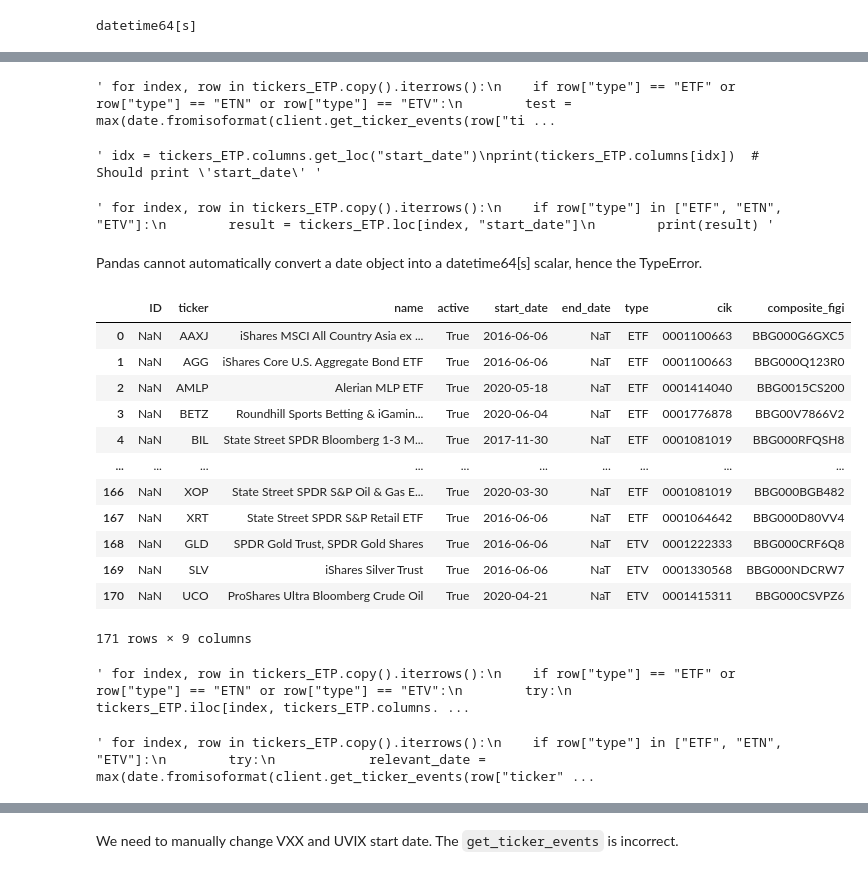
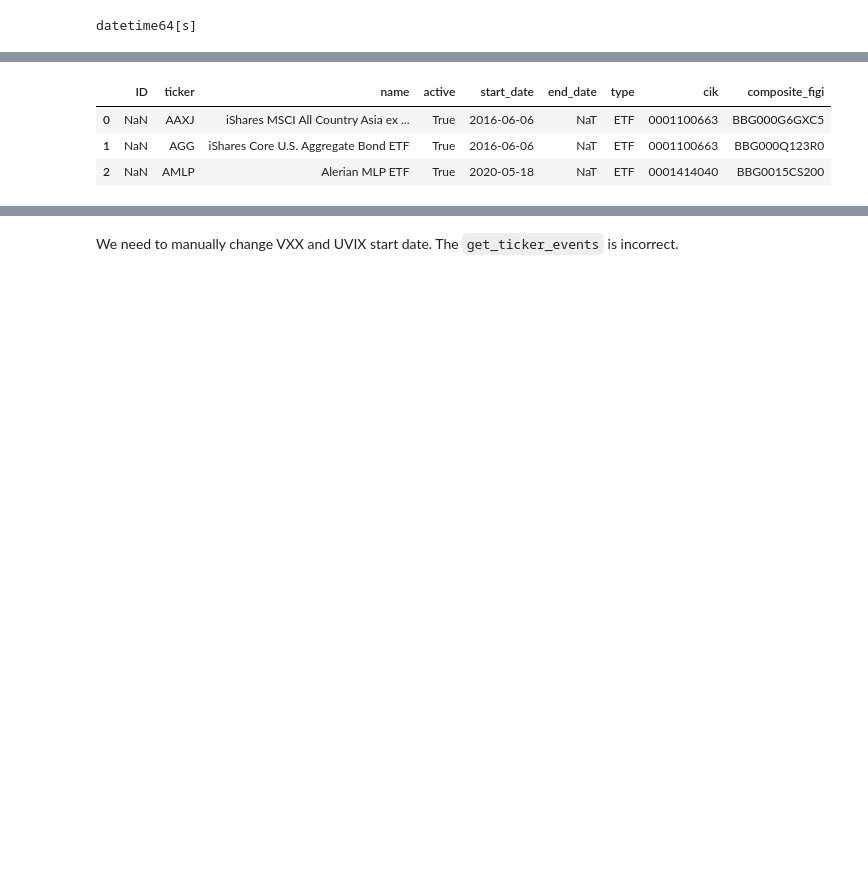
Before and after one commit to sharmad/data_clean, a Jupyter notebook: dev_prod/04_ETPs.ipynb, the cells around one changed output, grey strips where cells are left out. Saved outputs shown, nothing was run; the diff lists cells and outputs as text; code cells hidden in the pictures; blank space fills up the shorter version.

```diff
--- a/dev_prod/04_ETPs.ipynb
+++ b/dev_prod/04_ETPs.ipynb
@@ -404,27 +398,3 @@ datetime64[s]
-# %%
-""" for index, row in tickers_ETP.copy().iterrows():
-    if row["type"] == "ETF" or row["type"] == "ETN" or row["type"] == "ETV":
-        test = max(date.fromisoformat(client.get_ticker_events(row["ticker"]).events[-1]['date']), START_DATE)
-        print(test)
-        print(type(test))
-        tickers_ETP.loc[index, 'start_date'] = pd.Timestamp(test)
- """
-# %% [output]
-' for index, row in tickers_ETP.copy().iterrows():\n    if row["type"] == "ETF" or row["type"] == "ETN" or row["type"] == "ETV":\n        test = max(date.fromisoformat(client.get_ticker_events(row["ti ...
-# %%
-""" idx = tickers_ETP.columns.get_loc("start_date")
-print(tickers_ETP.columns[idx])  # Should print 'start_date' """
-# %% [output]
-' idx = tickers_ETP.columns.get_loc("start_date")\nprint(tickers_ETP.columns[idx])  # Should print \'start_date\' '
-# %%
-""" for index, row in tickers_ETP.copy().iterrows():
-    if row["type"] in ["ETF", "ETN", "ETV"]:
-        result = tickers_ETP.loc[index, "start_date"]
-        print(result) """
-# %% [output]
-' for index, row in tickers_ETP.copy().iterrows():\n    if row["type"] in ["ETF", "ETN", "ETV"]:\n        result = tickers_ETP.loc[index, "start_date"]\n        print(result) '
-# %% [markdown]
-Pandas cannot automatically convert a date object into a datetime64[s] scalar, hence the TypeError.
 # %%
 # Ensure start_date column can hold Python date objects
 tickers_ETP['start_date'] = tickers_ETP['start_date'].astype(object)
@@ -446,55 +416,12 @@ for index, row in tickers_ETP.copy().iterrows():
             print(row["start_date"])
             print(repr(e))
 # %%
-tickers_ETP
+tickers_ETP.head(3)
 # %% [output]
 |  | ID | ticker | name | active | start_date | end_date | type | cik | composite_figi |
 | 0 | NaN | AAXJ | iShares MSCI All Country Asia ex ... | True | 2016-06-06 | NaT | ETF | 0001100663 | BBG000G6GXC5 |
 | 1 | NaN | AGG | iShares Core U.S. Aggregate Bond ETF | True | 2016-06-06 | NaT | ETF | 0001100663 | BBG000Q123R0 |
 | 2 | NaN | AMLP | Alerian MLP ETF | True | 2020-05-18 | NaT | ETF | 0001414040 | BBG0015CS200 |
-| 3 | NaN | BETZ | Roundhill Sports Betting & iGamin... | True | 2020-06-04 | NaT | ETF | 0001776878 | BBG00V7866V2 |
-| 4 | NaN | BIL | State Street SPDR Bloomberg 1-3 M... | True | 2017-11-30 | NaT | ETF | 0001081019 | BBG000RFQSH8 |
-| ... | ... | ... | ... | ... | ... | ... | ... | ... | ... |
-| 166 | NaN | XOP | State Street SPDR S&P Oil & Gas E... | True | 2020-03-30 | NaT | ETF | 0001081019 | BBG000BGB482 |
-| 167 | NaN | XRT | State Street SPDR S&P Retail ETF | True | 2016-06-06 | NaT | ETF | 0001064642 | BBG000D80VV4 |
-| 168 | NaN | GLD | SPDR Gold Trust, SPDR Gold Shares | True | 2016-06-06 | NaT | ETV | 0001222333 | BBG000CRF6Q8 |
-| 169 | NaN | SLV | iShares Silver Trust | True | 2016-06-06 | NaT | ETV | 0001330568 | BBG000NDCRW7 |
-| 170 | NaN | UCO | ProShares Ultra Bloomberg Crude Oil | True | 2020-04-21 | NaT | ETV | 0001415311 | BBG000CSVPZ6 |
-171 rows × 9 columns
-# %%
-""" for index, row in tickers_ETP.copy().iterrows():
-    if row["type"] == "ETF" or row["type"] == "ETN" or row["type"] == "ETV":
-        try:
-            tickers_ETP.iloc[index, tickers_ETP.columns.get_loc("start_date")] = max(date.fromisoformat(client.get_ticker_events(row["ticker"]).events[-1]['date']), START_DATE)
-            print(row["start_date"])
-        except Exception as e:
-            # tickers_ETP.iloc[index, tickers_ETP.columns.get_loc("start_date")] = START_DATE
-            print(row["ticker"])
-            print(row["start_date"])
-            print(repr(e))
- """
-
-# Set remaining columns
-# tickers_ETP["end_date"].fillna(END_DATE, inplace=True)
-# tickers_ETP["ID"] = tickers_ETP["ticker"] + '-' + tickers_ETP["start_date"].astype(str)
-# %% [output]
-' for index, row in tickers_ETP.copy().iterrows():\n    if row["type"] == "ETF" or row["type"] == "ETN" or row["type"] == "ETV":\n        try:\n            tickers_ETP.iloc[index, tickers_ETP.columns. ...
-# %%
-""" for index, row in tickers_ETP.copy().iterrows():
-    if row["type"] in ["ETF", "ETN", "ETV"]:
-        try:
-            relevant_date = max(date.fromisoformat(client.get_ticker_events(row["ticker"]).events[-1]['date']), START_DATE)
-            # tickers_ETP.loc[index, "start_date"] = pd.Timestamp(relevant_date)
-            tickers_ETP.loc[index, "start_date"] = pd.Timestamp(relevant_date)
-            # tickers_ETP.loc[index, "start_date"] = pd.to_datetime(relevant_date).dt.date
-            # tickers_ETP['start_date'] = pd.to_datetime(tickers_ETP['start_date']).dt.date
-            print(row["start_date"])
-        except Exception as e:
-            tickers_ETP.loc[index, "start_date"] = pd.Timestamp(START_DATE)
-            print(row["ticker"])
-            print(repr(e)) """
-# %% [output]
-' for index, row in tickers_ETP.copy().iterrows():\n    if row["type"] in ["ETF", "ETN", "ETV"]:\n        try:\n            relevant_date = max(date.fromisoformat(client.get_ticker_events(row["ticker" ...
 # %%
 # Set remaining columns
 tickers_ETP['end_date'] = tickers_ETP['end_date'].astype(object)
```
Also changed, not shown: parts of 6 cells of this notebook.
